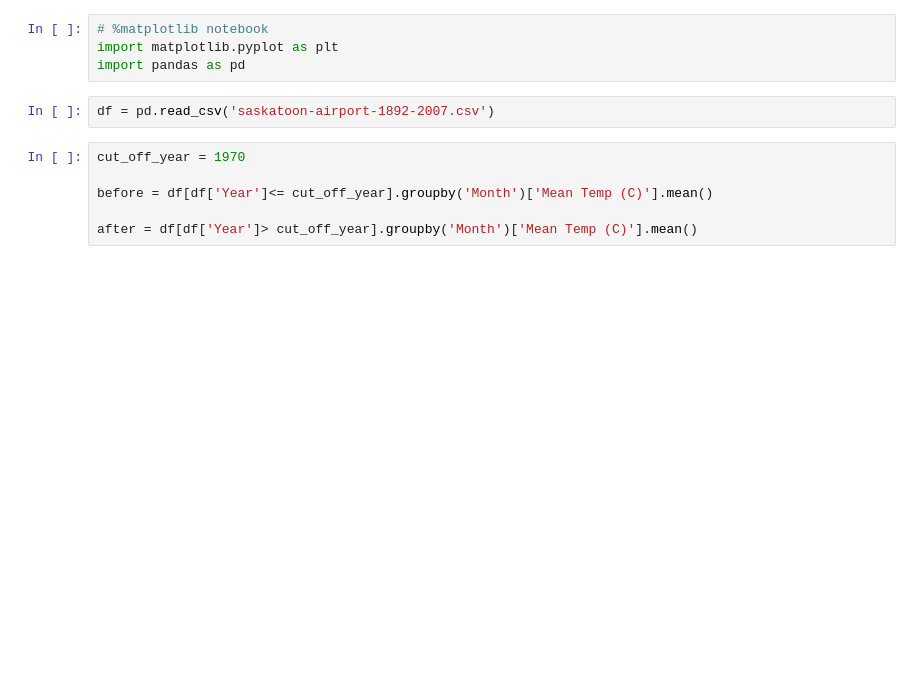
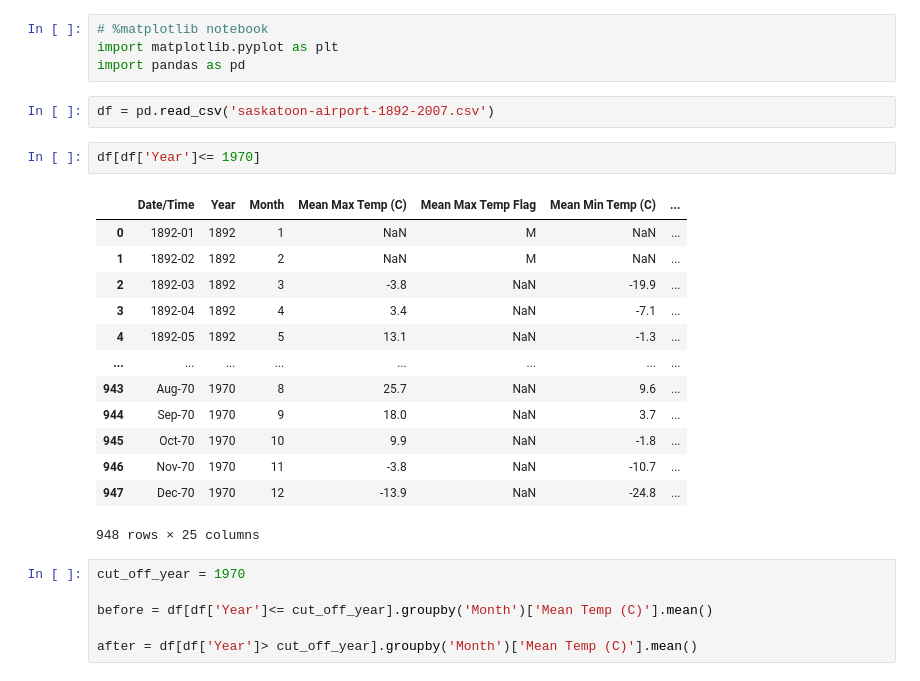
Before and after one commit to ganglix/CMPT141_lecture_code_2023_fall, a Jupyter notebook: week_12_problem_solving/weather/weather_pro_panadas.ipynb, the cells around one changed output. Drawn from its saved outputs; the diff is of its cells as text; blank space fills up the shorter version.

```diff
--- a/week_12_problem_solving/weather/weather_pro_panadas.ipynb
+++ b/week_12_problem_solving/weather/weather_pro_panadas.ipynb
@@ -4,6 +4,22 @@ import matplotlib.pyplot as plt
 import pandas as pd
 # %%
 df = pd.read_csv('saskatoon-airport-1892-2007.csv')
+# %%
+df[df['Year']<= 1970]
+# %% [output]
+|  | Date/Time | Year | Month | Mean Max Temp (C) | Mean Max Temp Flag | Mean Min Temp (C) | ... |
+| 0 | 1892-01 | 1892 | 1 | NaN | M | NaN | ... |
+| 1 | 1892-02 | 1892 | 2 | NaN | M | NaN | ... |
+| 2 | 1892-03 | 1892 | 3 | -3.8 | NaN | -19.9 | ... |
+| 3 | 1892-04 | 1892 | 4 | 3.4 | NaN | -7.1 | ... |
+| 4 | 1892-05 | 1892 | 5 | 13.1 | NaN | -1.3 | ... |
+| ... | ... | ... | ... | ... | ... | ... | ... |
+| 943 | Aug-70 | 1970 | 8 | 25.7 | NaN | 9.6 | ... |
+| 944 | Sep-70 | 1970 | 9 | 18.0 | NaN | 3.7 | ... |
+| 945 | Oct-70 | 1970 | 10 | 9.9 | NaN | -1.8 | ... |
+| 946 | Nov-70 | 1970 | 11 | -3.8 | NaN | -10.7 | ... |
+| 947 | Dec-70 | 1970 | 12 | -13.9 | NaN | -24.8 | ... |
+948 rows × 25 columns
 # %%
 cut_off_year = 1970
 
```
Also changed, not shown: parts of 1 cell of this notebook, 1 other file.
